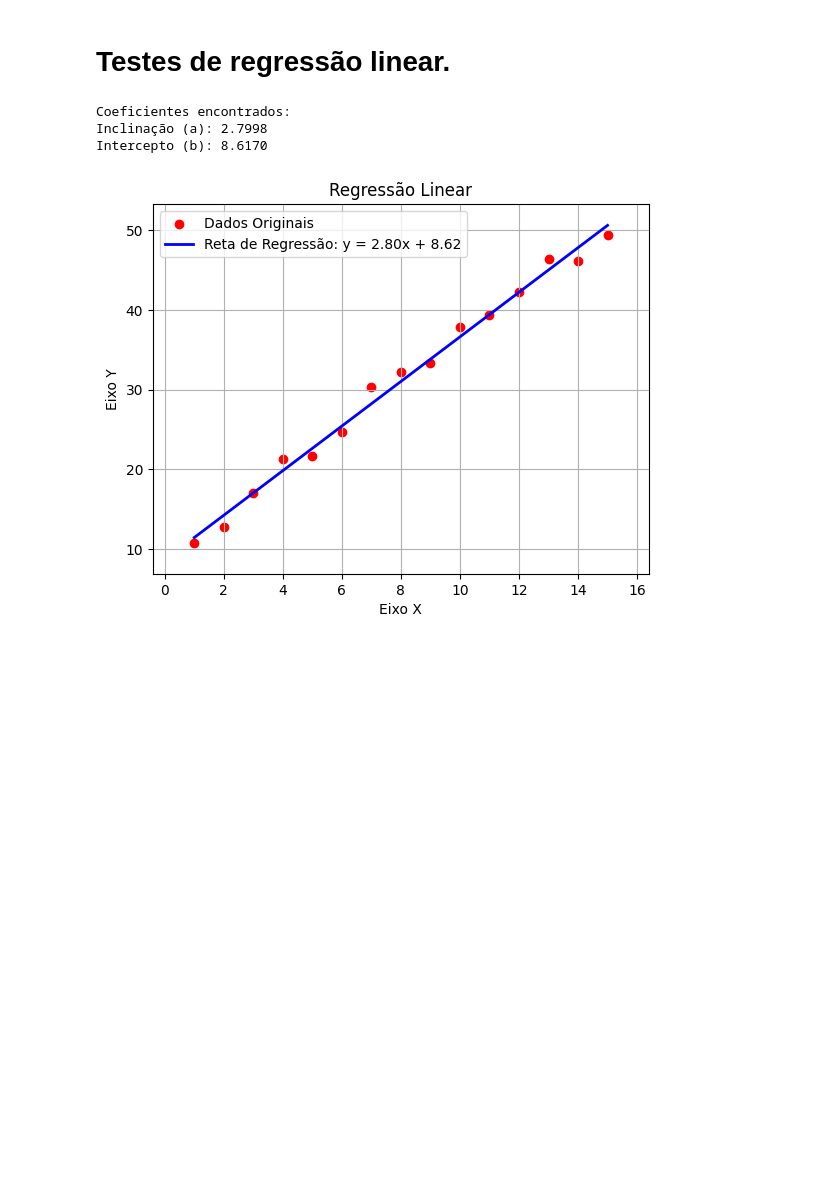
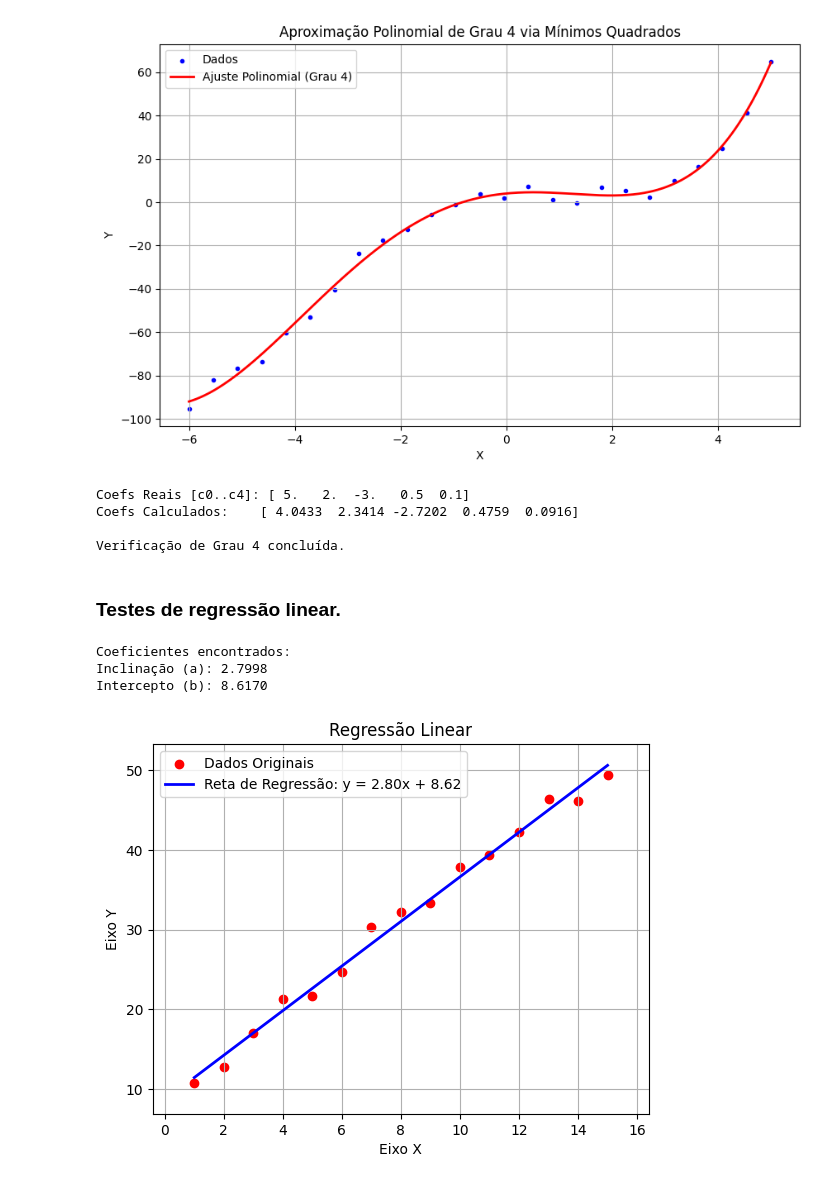
Before and after one commit to vrsmic/CB2325NumericaG1, a Jupyter notebook: src/CB2325NumericaG1/aproximacao/aproximacao.ipynb, the cells around one changed output. Saved outputs shown, nothing was run; the diff lists cells and outputs as text; code cells hidden in the pictures; blank space fills up the shorter version.

```diff
--- a/src/CB2325NumericaG1/aproximacao/aproximacao.ipynb
+++ b/src/CB2325NumericaG1/aproximacao/aproximacao.ipynb
@@ -312,5 +434,28 @@ def polinomio_de_taylor(function: sp.Expr, x_symbol: sp.Symbol, point: float, ti
+# %%
+# Teste 3: Aproximando uma função de grau 4, iremos fazer com dois conjuntos de pontos diferentes para ver a diferença.
+
+coefs_reais = [5, 2, -3, 0.5, 0.1]
+
+x_dados = np.linspace(-6, 5, 25)
+
+y_verdadeiro = np.polyval(coefs_reais[::-1], x_dados)
+
+ruido = np.random.normal(loc=0.0, scale=3.0, size=x_dados.shape)
+y_dados_com_ruido = y_verdadeiro + ruido
+
+coefs_calculados = regressao(x_dados, y_dados_com_ruido, grau=4, plot=True)
+
+print(f"Coefs Reais [c0..c4]: {np.round(coefs_reais, 4)}")
+print(f"Coefs Calculados:    {np.round(coefs_calculados, 4)}")
+print("\nVerificação de Grau 4 concluída.")
+# %% [output]
+[figure, added]
+Coefs Reais [c0..c4]: [ 5.   2.  -3.   0.5  0.1]
+Coefs Calculados:    [ 4.0433  2.3414 -2.7202  0.4759  0.0916]
+
+Verificação de Grau 4 concluída.
 # %% [markdown]
-# Testes de regressão linear.
+### Testes de regressão linear.
 # %%
 # Teste 1:
 # Simulação de um conjunto de dados que segue a reta 'y = 3x + 7' com um pequeno ruído.
```
Also changed, not shown: parts of 9 cells of this notebook, 1 other file.
